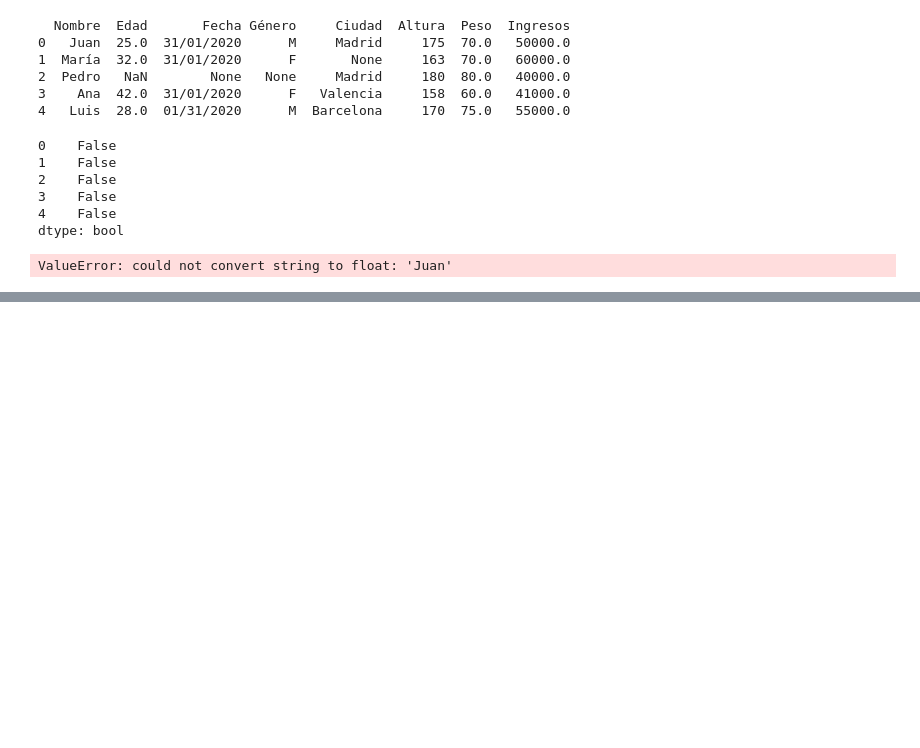
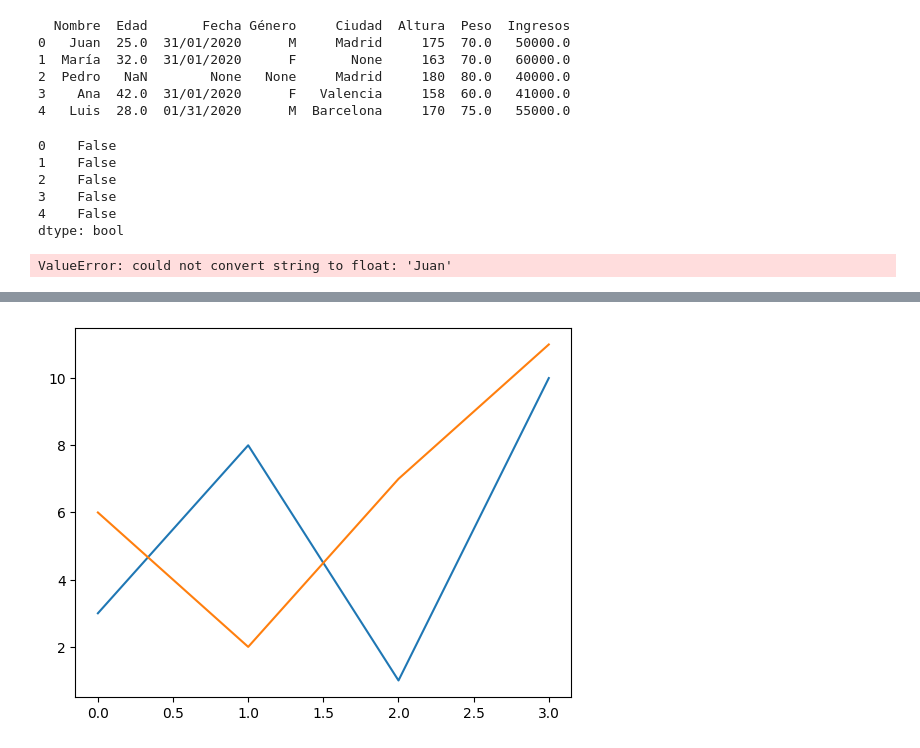
Before and after one commit to CarlosGal19/Curso-python, a Jupyter notebook: Simon/Clase 4 curso.ipynb, the cells around one changed output, grey strips where cells are left out. Drawn from its saved outputs; the diff is of its cells as text; code cells hidden in the pictures; blank space fills up the shorter version.

```diff
--- a/Simon/Clase 4 curso.ipynb
+++ b/Simon/Clase 4 curso.ipynb
@@ -379,0 +421,11 @@ ValueError: could not convert string to float: 'Juan'
+# %%
+x1= np.array([0,1,2,3])
+y1= np.array([3,8,1,10])
+x2= np.array([0,1,2,3])
+y2= np.array([6,2,7,11])
+
+plt.plot(x1,y1,x2,y2)
+
+plt.show()
+# %% [output]
+[figure, added]
```
Also changed, not shown: parts of 15 cells of this notebook.
